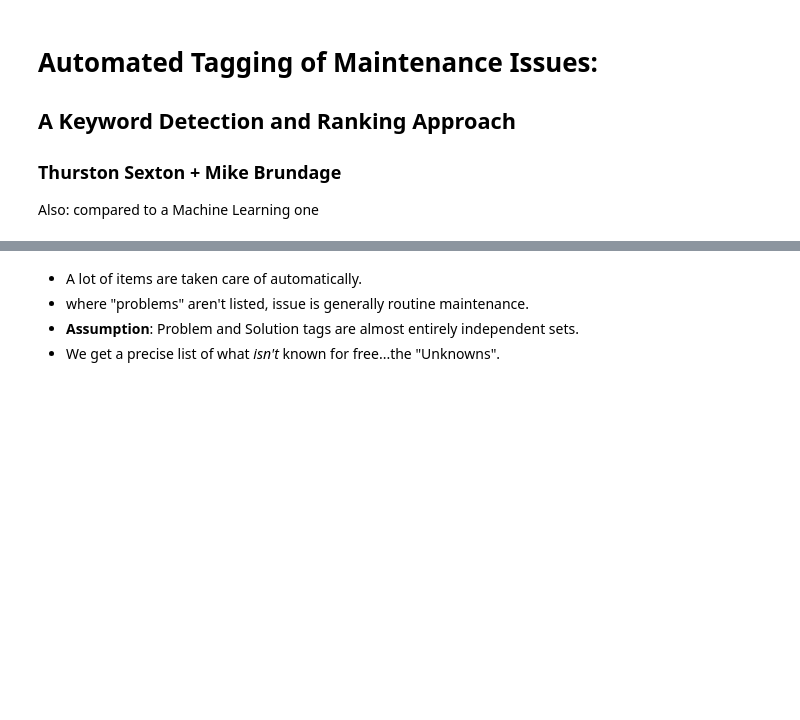
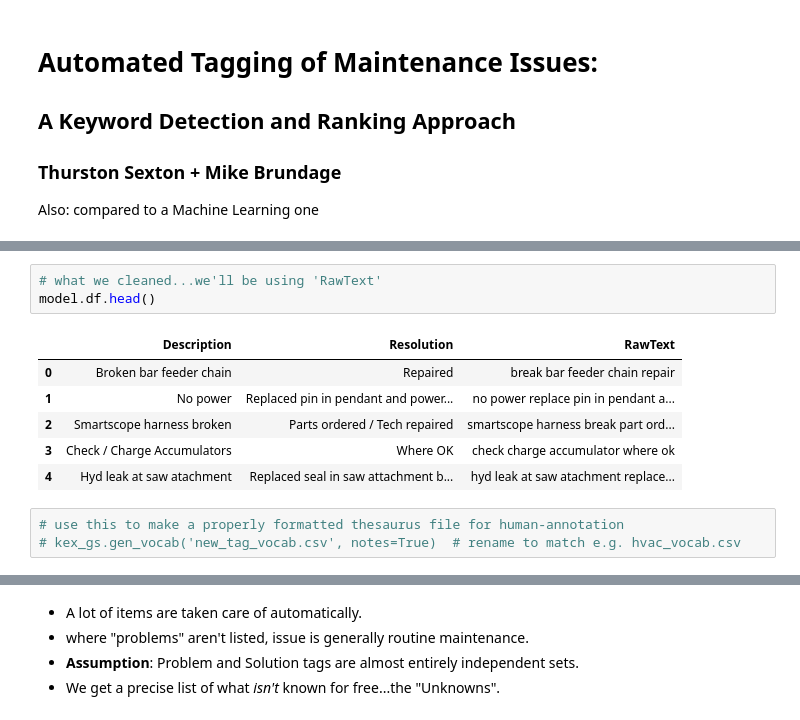
Before and after one commit to usnistgov/nestor-tmp2, a Jupyter notebook: docs/presentation.ipynb, the cells around one changed output, grey strips where cells are left out. Drawn from its saved outputs; the diff is of its cells as text; blank space fills up the shorter version.

```diff
--- a/docs/presentation.ipynb
+++ b/docs/presentation.ipynb
@@ -50,0 +65,13 @@ df_vocab.head(10)
+# %%
+# what we cleaned...we'll be using 'RawText'
+model.df.head()
+# %% [output]
+|  | Description | Resolution | RawText |
+| 0 | Broken bar feeder chain | Repaired | break bar feeder chain repair |
+| 1 | No power | Replaced pin in pendant and power... | no power replace pin in pendant a... |
+| 2 | Smartscope harness broken | Parts ordered / Tech repaired | smartscope harness break part ord... |
+| 3 | Check / Charge Accumulators | Where OK | check charge accumulator where ok |
+| 4 | Hyd leak at saw atachment | Replaced seal in saw attachment b... | hyd leak at saw atachment replace... |
+# %%
+# use this to make a properly formatted thesaurus file for human-annotation
+# kex_gs.gen_vocab('new_tag_vocab.csv', notes=True)  # rename to match e.g. hvac_vocab.csv
```
Also changed, not shown: parts of 21 cells of this notebook, 1 other file.
